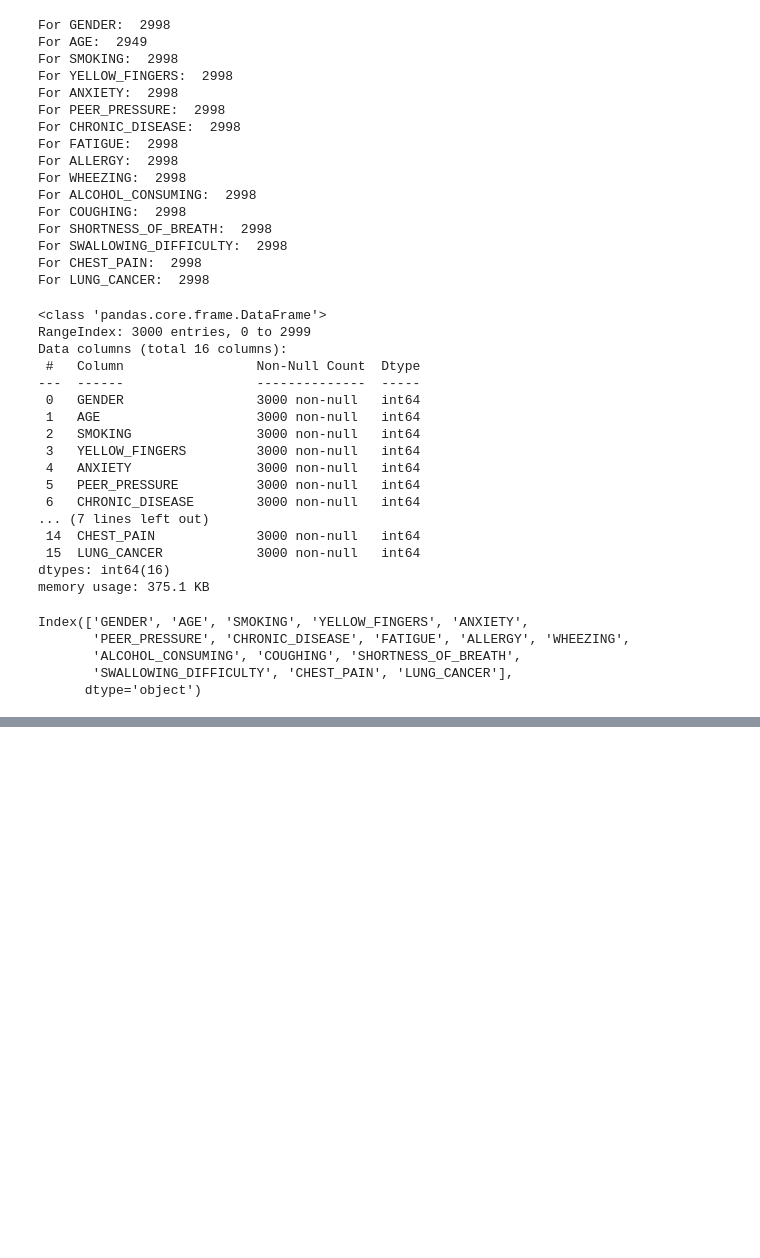
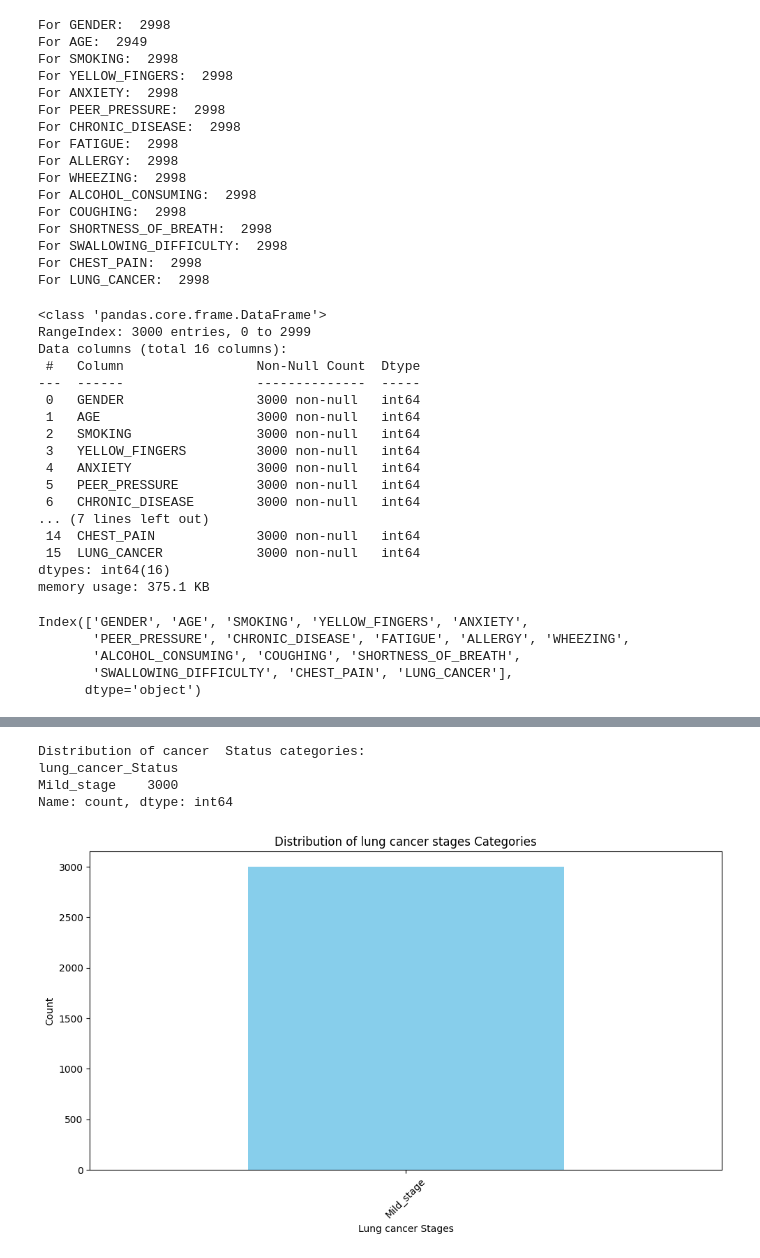
Before and after one commit to TasnimulIntazamAsif/Lung_Cancer_Identification, a Jupyter notebook: Lung_ident.ipynb, the cells around one changed output, grey strips where cells are left out. Saved outputs shown, nothing was run; the diff lists cells and outputs as text; code cells hidden in the pictures; blank space fills up the shorter version.

```diff
--- a/Lung_ident.ipynb
+++ b/Lung_ident.ipynb
@@ -245,3 +245,78 @@ df[['AGE', 'SMOKING', 'YELLOW_FINGERS', 'ANXIETY',
 | 50% | 55.000000 | 0.000000 | 1.000000 | 0.000000 | 0.000000 | 1.000000 | 0.000000 | 1.000000 | 0.000000 | ... |
 | 75% | 68.000000 | 1.000000 | 1.000000 | 1.000000 | 1.000000 | 1.000000 | 1.000000 | 1.000000 | 1.000000 | ... |
 | max | 80.000000 | 1.000000 | 1.000000 | 1.000000 | 1.000000 | 1.000000 | 1.000000 | 1.000000 | 1.000000 | ... |
+# %%
+# Feature Engineering: Create Mental Status column based on relevant features
+
+# Define the features that contribute to mental status assessment
+lung_cancer_predicted = [
+   'SMOKING', 'YELLOW_FINGERS', 'ANXIETY',
+       'PEER_PRESSURE', 'CHRONIC_DISEASE', 'FATIGUE', 'ALLERGY', 'WHEEZING',
+       'ALCOHOL_CONSUMING', 'COUGHING', 'SHORTNESS_OF_BREATH',
+       'SWALLOWING_DIFFICULTY', 'CHEST_PAIN'
+]
+
+# Create a function to calculate lung cancer predicted score
+def calculate_status(row):
+    # Extract relevant features that exist in the dataframe
+    valid_features = [f for f in lung_cancer_predicted if f in row.index]
+
+    if not valid_features:
+        return "Unknown"  # No relevant features found
+
+    # Calculate the average score from available features
+    total_score = sum(row[feature] for feature in valid_features)
+    avg_score = total_score / len(valid_features)
+
+    # Classify based on average score
+    if avg_score <= 1.5:
+        return "Mild_stage"
+    elif avg_score <= 2.5:
+        return "Minimal_Moderate_stage"
+    elif avg_score <= 3.5:
+        return "Moderately_stage"
+    elif avg_score <= 4.5:
+        return "Severe_stage"
+    else:
+        return "Extremely Severe_stage"
+
+# Apply the function to create the new column
+df['lung_cancer_Status'] = df.apply(calculate_status, axis=1)
+
+# Display the distribution of lung cancer status categories
+lungcancer_status_counts = df['lung_cancer_Status'].value_counts()
+print("\nDistribution of cancer  Status categories:")
+print(lungcancer_status_counts)
+
+# Visualize the distribution
+plt.figure(figsize=(10, 6))
+lungcancer_status_counts.plot(kind='bar', color='skyblue')
+plt.title('Distribution of lung cancer stages Categories')
+plt.xlabel('Lung cancer Stages')
+plt.ylabel('Count')
+plt.xticks(rotation=45)
+plt.tight_layout()
+plt.show()
+
+# Check correlation between lung cancer chances and other key features
+print("\nCorrelation between lung cancer chances and key features:")
+# Convert lung cancer chances to numeric for correlation analysis
+status_mapping = {
+    'Mild_stage': 1,
+    'Minimal_Moderate_stage': 2,
+    'Moderately_stage': 3,
+    'Severe_stage': 4,
+    'Extremely Severe_stage': 5
+}
+df['lung cancer_Status_Numeric'] = df['lung_cancer_Status'].map(status_mapping)
+
+# Calculate correlations with key features
+for feature in [f for f in lung_cancer_predicted if f in df.columns]:
+    correlation = df['lung cancer_Status_Numeric'].corr(df[feature])
+    print(f"- {feature}: {correlation:.4f}")
+# %% [output]
+Distribution of cancer  Status categories:
+lung_cancer_Status
+Mild_stage    3000
+Name: count, dtype: int64
+[figure, added]
```
Also changed, not shown: parts of 4 cells of this notebook.
